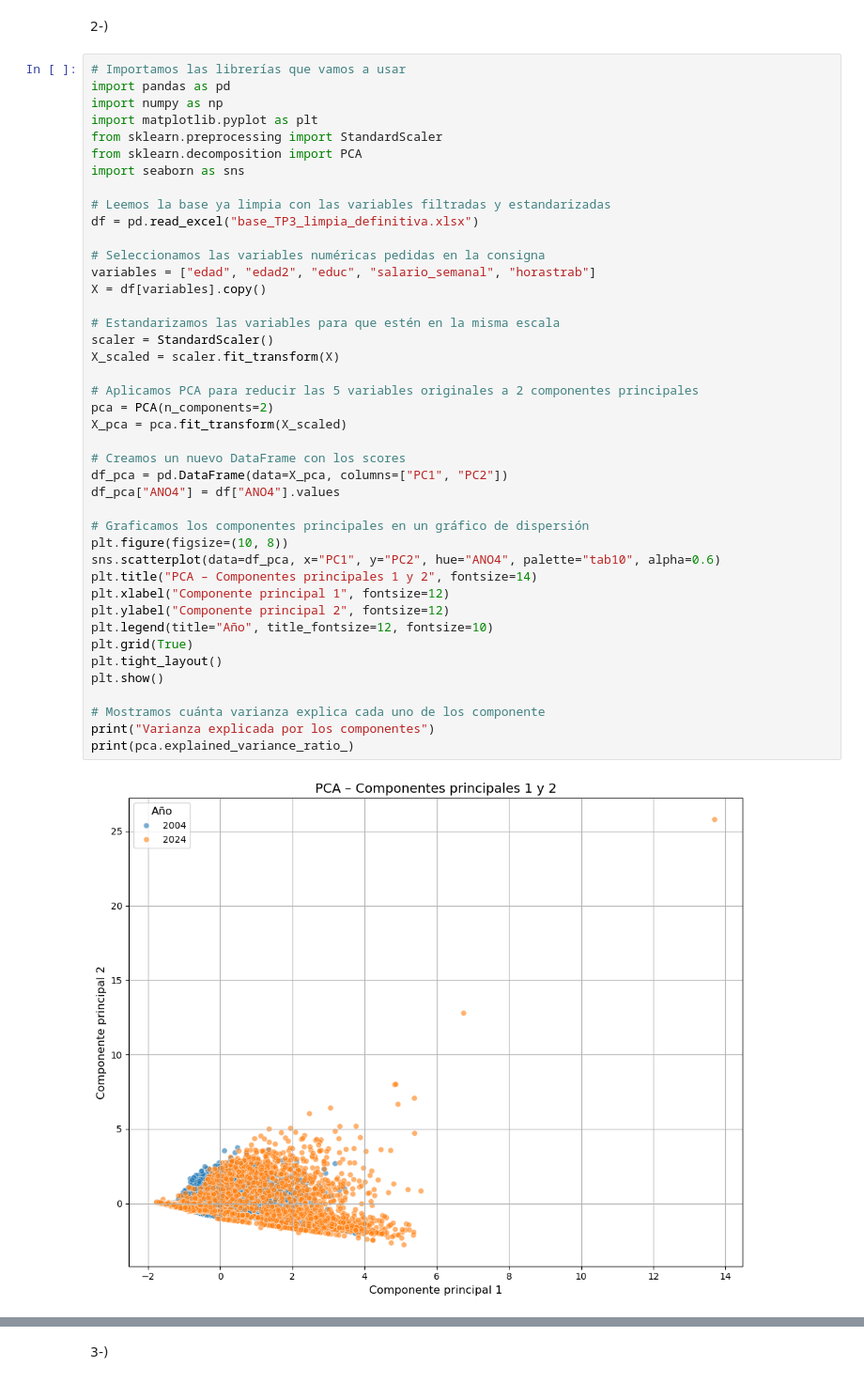
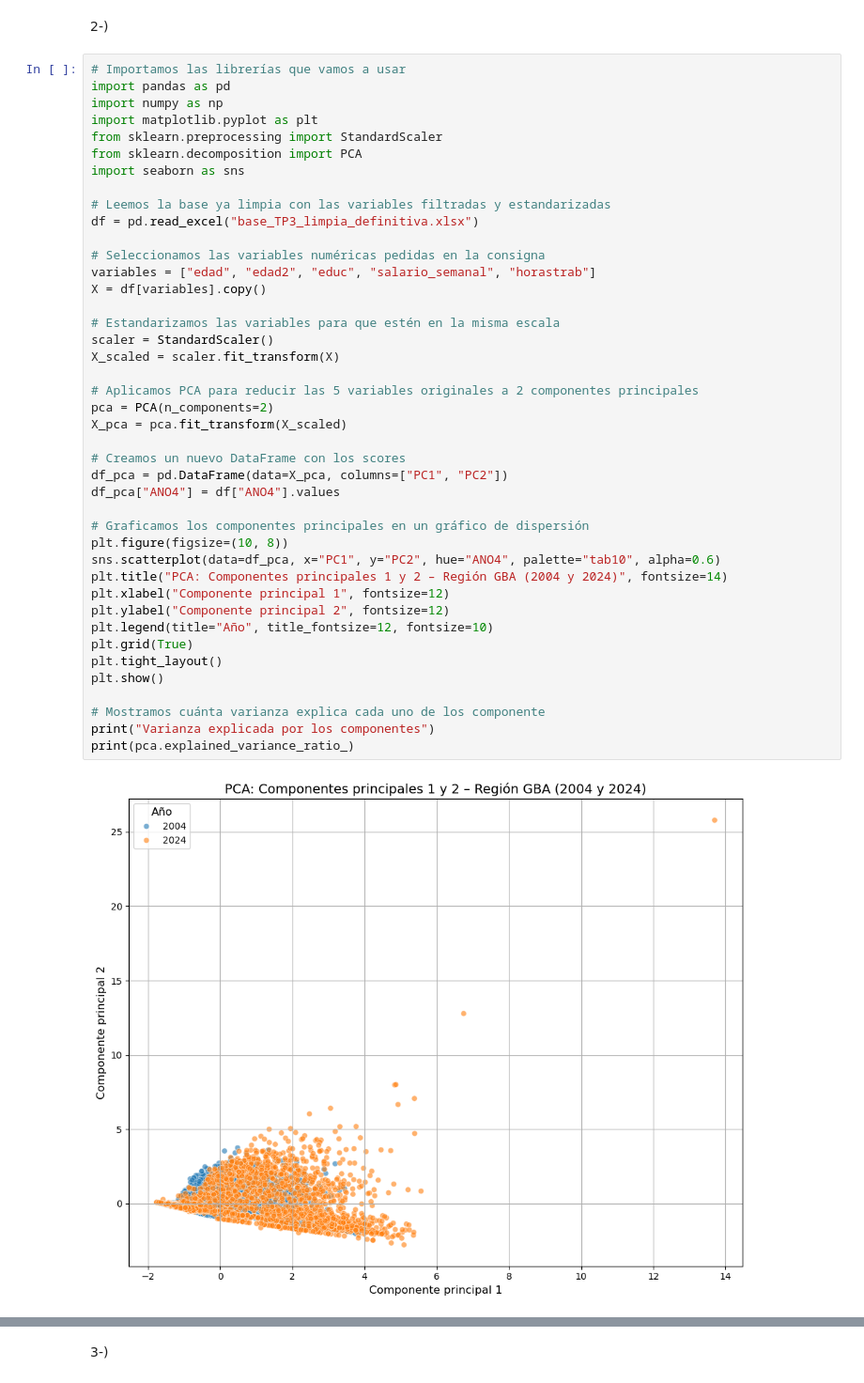
Before and after one commit to cemartz/BigDataUBA-Grupo2, a Jupyter notebook: 1 - Trabajos prácticos/TP3/Big_Data_TP3_2Puntos1,2,3_Grupo2.ipynb, the cells around one changed output, grey strips where cells are left out. Shown at 94% size. Saved outputs shown, nothing was run; the diff lists cells and outputs as text.

```diff
--- a/1 - Trabajos prácticos/TP3/Big_Data_TP3_2Puntos1,2,3_Grupo2.ipynb
+++ b/1 - Trabajos prácticos/TP3/Big_Data_TP3_2Puntos1,2,3_Grupo2.ipynb
@@ -139,35 +139,35 @@ df = pd.read_excel("base_TP3_limpia_definitiva.xlsx")
 # Seleccionamos las variables numéricas pedidas en la consigna
 variables = ["edad", "edad2", "educ", "salario_semanal", "horastrab"]
 X = df[variables].copy()
 
 # Estandarizamos las variables para que estén en la misma escala
 scaler = StandardScaler()
 X_scaled = scaler.fit_transform(X)
 
 # Aplicamos PCA para reducir las 5 variables originales a 2 componentes principales
 pca = PCA(n_components=2)
 X_pca = pca.fit_transform(X_scaled)
 
 # Creamos un nuevo DataFrame con los scores
 df_pca = pd.DataFrame(data=X_pca, columns=["PC1", "PC2"])
 df_pca["ANO4"] = df["ANO4"].values
 
 # Graficamos los componentes principales en un gráfico de dispersión
 plt.figure(figsize=(10, 8))
 sns.scatterplot(data=df_pca, x="PC1", y="PC2", hue="ANO4", palette="tab10", alpha=0.6)
-plt.title("PCA – Componentes principales 1 y 2", fontsize=14)
+plt.title("PCA: Componentes principales 1 y 2 – Región GBA (2004 y 2024)", fontsize=14)
 plt.xlabel("Componente principal 1", fontsize=12)
 plt.ylabel("Componente principal 2", fontsize=12)
 plt.legend(title="Año", title_fontsize=12, fontsize=10)
 plt.grid(True)
 plt.tight_layout()
 plt.show()
 
 # Mostramos cuánta varianza explica cada uno de los componente
 print("Varianza explicada por los componentes")
 print(pca.explained_variance_ratio_)
 # %% [output]
-[figure, old version]
+[figure, new version]
 Varianza explicada por los componentes
 [0.47705228 0.2283202 ]
 # %% [markdown]
```
Also changed, not shown: parts of 1 cell of this notebook.
